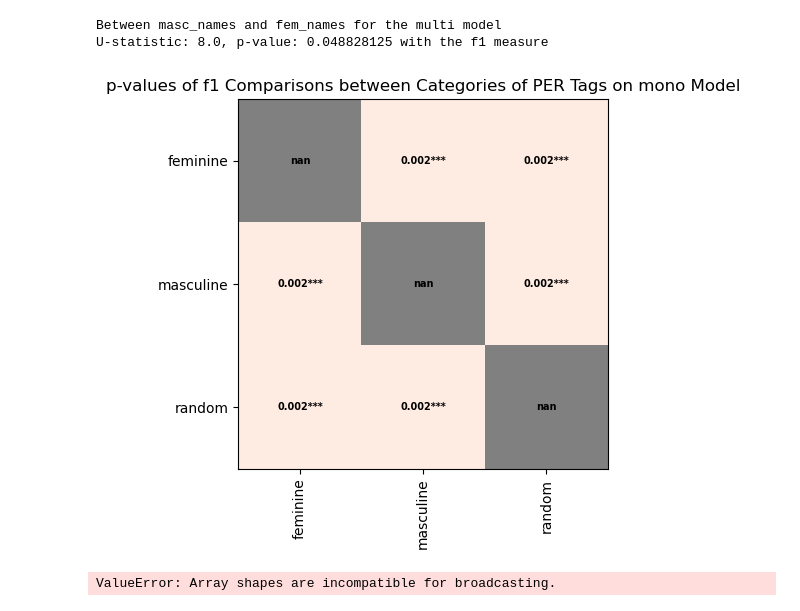
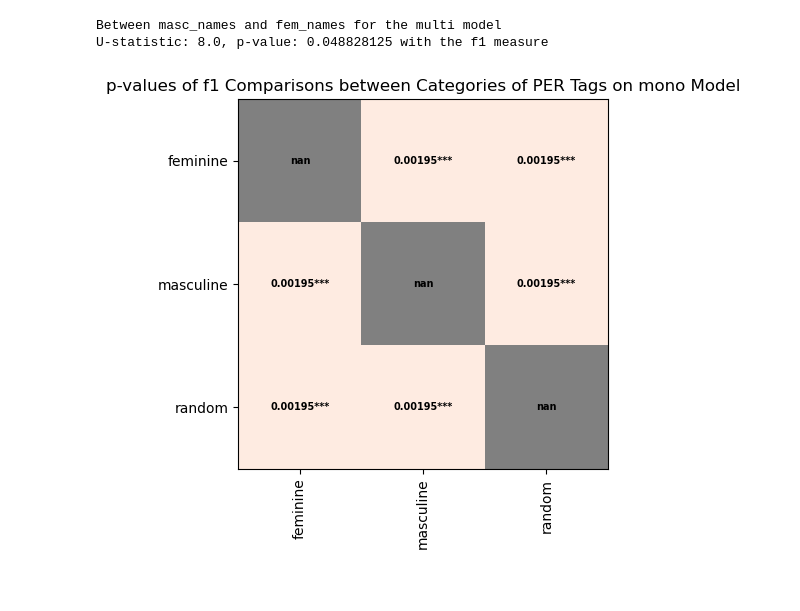
Before and after one commit to BossThePro/NLPProject-Group-SLP, a Jupyter notebook: code/significance_testing.ipynb, the cells around one changed output. Cells and saved outputs as stored; diff of their text form; code cells hidden in the pictures.

```diff
--- a/code/significance_testing.ipynb
+++ b/code/significance_testing.ipynb
@@ -149,7 +149,7 @@ chosen_comparison = comparison_2
 conf_mat = pd.DataFrame(columns=chosen_comparison.columns,index=chosen_comparison.columns)
 for col in conf_mat.columns:
     for row in conf_mat.columns:
-        stat, p_value = stats.wilcoxon(globals()[col], globals()[row], alternative='two-sided')
+        stat, p_value = stats.mannwhitneyu(globals()[col], globals()[row], alternative='two-sided')
         if col == row:
             conf_mat.loc[row,col] = np.nan
             continue
@@ -182,36 +182,32 @@ masked_array = np.ma.array (conf_mat, mask=np.isnan(conf_mat))
 # according to dataframe
 ax.set_xticks(range(len(conf_mat)), conf_mat.columns.to_series().replace(dictionary_map), rotation=90)
 
 # Assigning labels of y-axis
 # according to dataframe
 ax.set_yticks(range(len(conf_mat)), conf_mat.index.to_series().replace(dictionary_map))
 
 
 for i, col in enumerate(conf_mat.columns):
     for j, row in enumerate(conf_mat.index):
         if conf_mat.loc[col, row] == 0:
             value = np.nan
         else:
-            value = round(conf_mat.loc[col, row],4)
+            value = round(conf_mat.loc[col, row],5)
             if value < bonferri_correction*2:
                 if value < bonferri_correction:
                     if value < bonferri_correction/5:
                         asterisks = "***"
                     else:
                         asterisks = "**"
                 else:
                     asterisks = "*"
             else:
                 asterisks = ""
             value = str(value) + asterisks
         text = ax.text(j, i, value,
                        ha="center", va="center", color="black",size=7,fontweight="bold")
 
 # Displaying the figure
 plt.show()
 # %% [output]
-[figure, old version]
+[figure, new version]
-# %%
-stats.wilcoxon([0,1,2,3,4],[0,1,2], alternative='two-sided')
-# %% [output]
-ValueError: Array shapes are incompatible for broadcasting.
```
Also changed, not shown: 1 other file.
